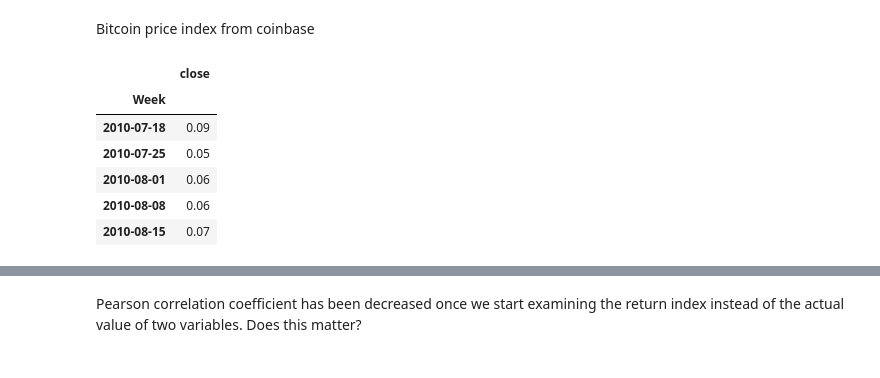
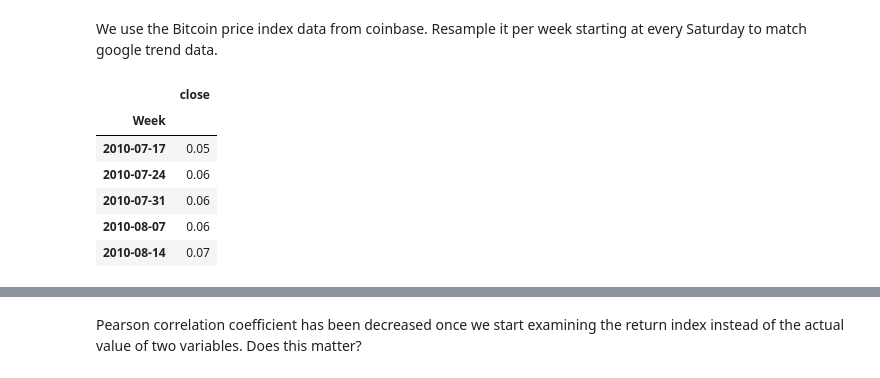
Before and after one commit to yyl/btc-price-analysis, a Jupyter notebook: google_trend.ipynb, the cells around one changed output, grey strips where cells are left out. Cells and saved outputs as stored; diff of their text form; code cells hidden in the pictures.

```diff
--- a/google_trend.ipynb
+++ b/google_trend.ipynb
@@ -35,21 +40,21 @@ trend.head()
-# %% [markdown]
-Bitcoin price index from coinbase
+# %% [markdown]
+We use the Bitcoin price index data from coinbase. Resample it per week starting at every Saturday to match google trend data.
 # %%
 time_format = "%Y-%m-%dT%H:%M:%S"
 data = pd.read_csv("./data.csv", names=['time', 'price'], index_col='time',
                    parse_dates=[0], date_parser=lambda x: datetime.datetime.strptime(x[:-6], time_format))
-bpi = data.resample('w', how='ohlc')
+bpi = data.resample('w-sat', how='ohlc')
 bpi.index.name = 'Week'
 bpi = pd.DataFrame(bpi['price']['close'])
 bpi.head()
 # %% [output]
 |  | close |
 | Week |  |
-| 2010-07-18 | 0.09 |
-| 2010-07-25 | 0.05 |
-| 2010-08-01 | 0.06 |
-| 2010-08-08 | 0.06 |
-| 2010-08-15 | 0.07 |
+| 2010-07-17 | 0.05 |
+| 2010-07-24 | 0.06 |
+| 2010-07-31 | 0.06 |
+| 2010-08-07 | 0.06 |
+| 2010-08-14 | 0.07 |
 # %%
 trend_bpi = pd.merge(trend, bpi, how='right', left_index=True, right_index=True)
 trend_bpi.columns = ['search', 'close_price']
```
Also changed, not shown: parts of 32 cells of this notebook, 17 other files.
